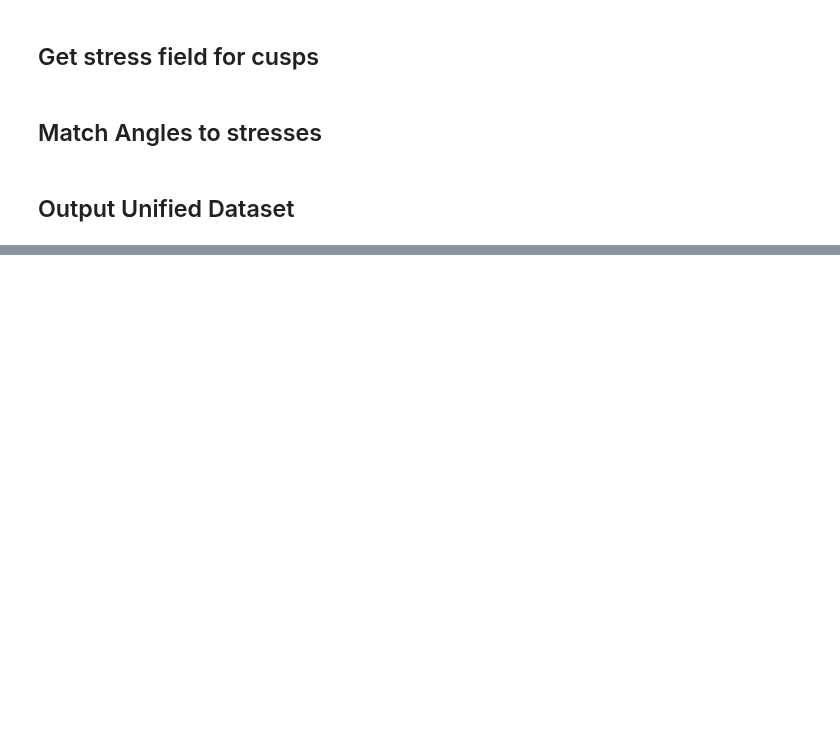
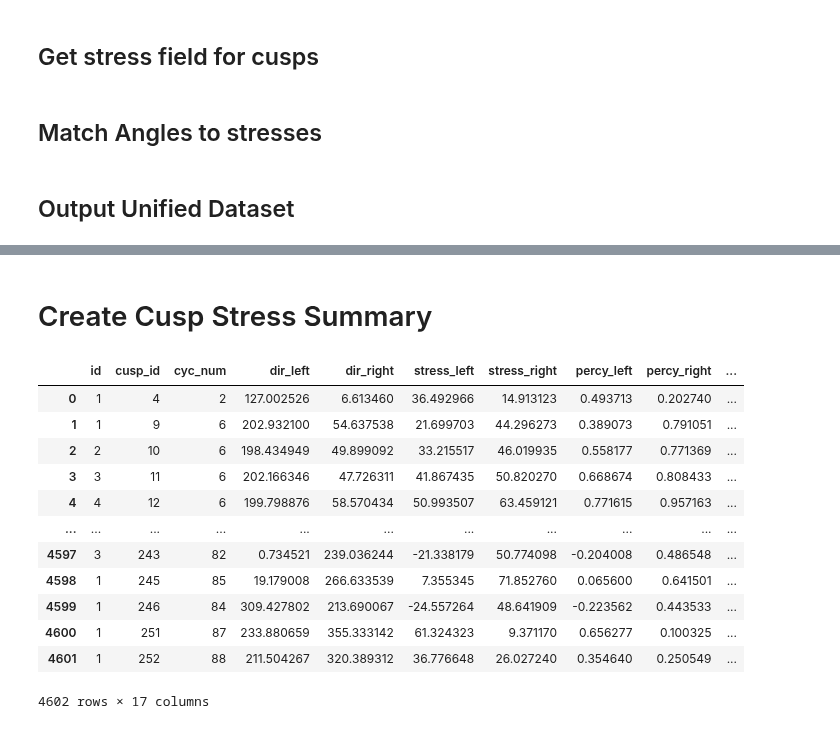
Before and after one commit to ssajous/europa-cycloids, a Jupyter notebook: src/Analyze Cusps.ipynb, the cells around one changed output, grey strips where cells are left out. Cells and saved outputs as stored; diff of their text form; code cells hidden in the pictures; blank space fills up the shorter version.

```diff
--- a/src/Analyze Cusps.ipynb
+++ b/src/Analyze Cusps.ipynb
@@ -163,0 +251,21 @@ all_matches.loc[(all_matches.cycloid_number == 14)]
+# %% [markdown]
+# Create Cusp Stress Summary
+# %%
+output_summary = pd.read_csv('./cuspData/cusp_output_summary.csv.gz', compression='gzip')
+matched = pd.read_csv('./cuspData/matched_cusps.csv.gz', compression='gzip')
+# %%
+matched
+# %% [output]
+|  | id | cusp_id | cyc_num | dir_left | dir_right | stress_left | stress_right | percy_left | percy_right | ... |
+| 0 | 1 | 4 | 2 | 127.002526 | 6.613460 | 36.492966 | 14.913123 | 0.493713 | 0.202740 | ... |
+| 1 | 1 | 9 | 6 | 202.932100 | 54.637538 | 21.699703 | 44.296273 | 0.389073 | 0.791051 | ... |
+| 2 | 2 | 10 | 6 | 198.434949 | 49.899092 | 33.215517 | 46.019935 | 0.558177 | 0.771369 | ... |
+| 3 | 3 | 11 | 6 | 202.166346 | 47.726311 | 41.867435 | 50.820270 | 0.668674 | 0.808433 | ... |
+| 4 | 4 | 12 | 6 | 199.798876 | 58.570434 | 50.993507 | 63.459121 | 0.771615 | 0.957163 | ... |
+| ... | ... | ... | ... | ... | ... | ... | ... | ... | ... | ... |
+| 4597 | 3 | 243 | 82 | 0.734521 | 239.036244 | -21.338179 | 50.774098 | -0.204008 | 0.486548 | ... |
+| 4598 | 1 | 245 | 85 | 19.179008 | 266.633539 | 7.355345 | 71.852760 | 0.065600 | 0.641501 | ... |
+| 4599 | 1 | 246 | 84 | 309.427802 | 213.690067 | -24.557264 | 48.641909 | -0.223562 | 0.443533 | ... |
+| 4600 | 1 | 251 | 87 | 233.880659 | 355.333142 | 61.324323 | 9.371170 | 0.656277 | 0.100325 | ... |
+| 4601 | 1 | 252 | 88 | 211.504267 | 320.389312 | 36.776648 | 26.027240 | 0.354640 | 0.250549 | ... |
+4602 rows × 17 columns
```
Also changed, not shown: parts of 15 cells of this notebook, 3 other files.
